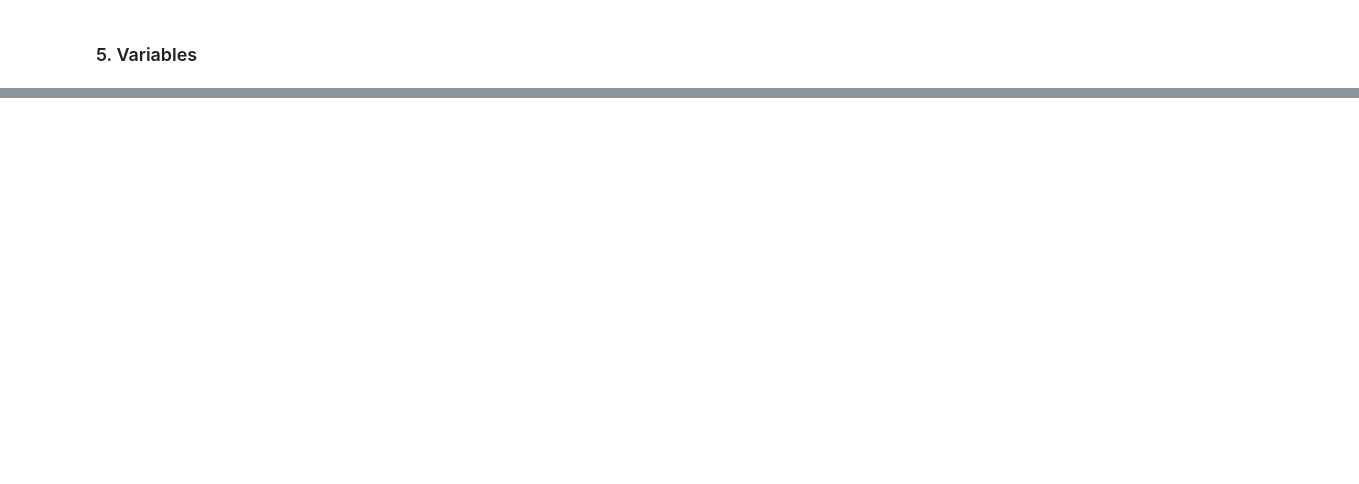
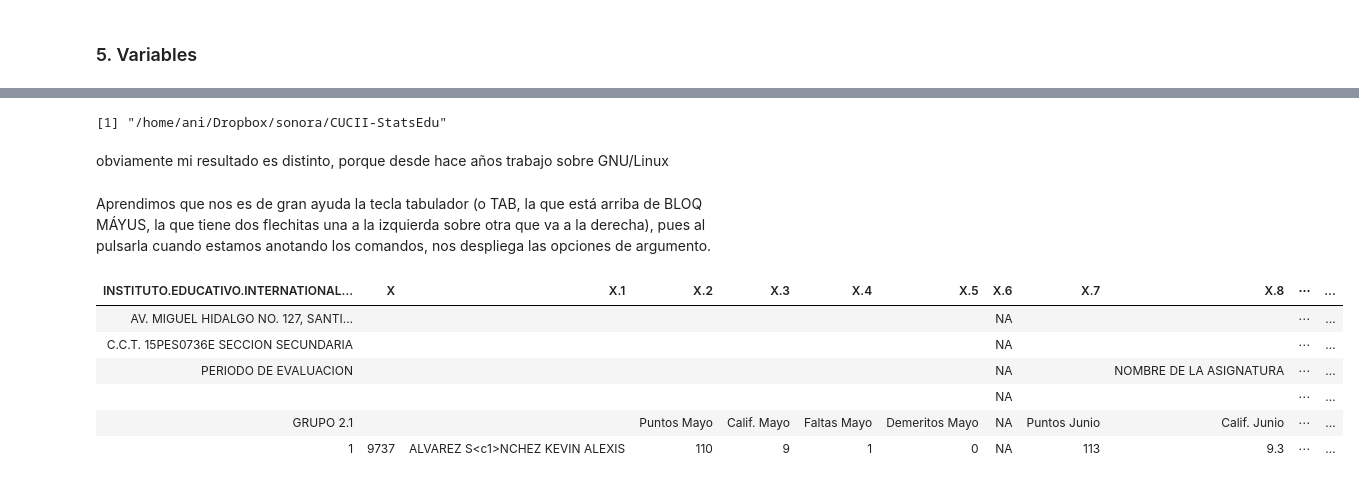
Before and after one commit to juanpedrovasquez/CUCII-StatsEdu, a Jupyter notebook: 01_Apuntes.ipynb, the cells around one changed output, grey strips where cells are left out. Drawn from its saved outputs; the diff is of its cells as text; code cells hidden in the pictures; blank space fills up the shorter version.

```diff
--- a/01_Apuntes.ipynb
+++ b/01_Apuntes.ipynb
@@ -43,0 +142,22 @@
+# %%
+getwd()
+# %% [output]
+[1] "/home/ani/Dropbox/sonora/CUCII-StatsEdu"
+# %% [markdown]
+obviamente mi resultado es distinto, porque desde hace años trabajo sobre GNU/Linux
+# %%
+#una vez el archivo en la carpeta y ruta correctas, procedemos a leerlo, asignándolo a una variable
+archi <- read.csv(file = "5to bim.csv")
+# %% [markdown]
+Aprendimos que nos es de gran ayuda la tecla tabulador (o TAB, la que está arriba de BLOQ MÁYUS, la que tiene dos flechitas una a la izquierda sobre otra que va a la derecha), pues al pulsarla cuando estamos anotando los comandos, nos despliega las opciones de argumento.
+# %%
+#con esta orden vemos las primeras líneas del contenido de nuestra variable
+head(archi)
+# %% [output]
+| INSTITUTO.EDUCATIVO.INTERNATIONAL... | X | X.1 | X.2 | X.3 | X.4 | X.5 | X.6 | X.7 | X.8 | ⋯ | ... |
+| AV. MIGUEL HIDALGO NO. 127, SANTI... |  |  |  |  |  |  | NA |  |  | ⋯ | ... |
+| C.C.T. 15PES0736E SECCION SECUNDARIA |  |  |  |  |  |  | NA |  |  | ⋯ | ... |
+| PERIODO DE EVALUACION |  |  |  |  |  |  | NA |  | NOMBRE DE LA ASIGNATURA | ⋯ | ... |
+|  |  |  |  |  |  |  | NA |  |  | ⋯ | ... |
+| GRUPO 2.1 |  |  | Puntos Mayo | Calif. Mayo | Faltas Mayo | Demeritos Mayo | NA | Puntos Junio | Calif. Junio | ⋯ | ... |
+| 1 | 9737 | ALVAREZ S<c1>NCHEZ KEVIN ALEXIS | 110 | 9 | 1 | 0 | NA | 113 | 9.3 | ⋯ | ... |
```
Also changed, not shown: parts of 35 cells of this notebook.
